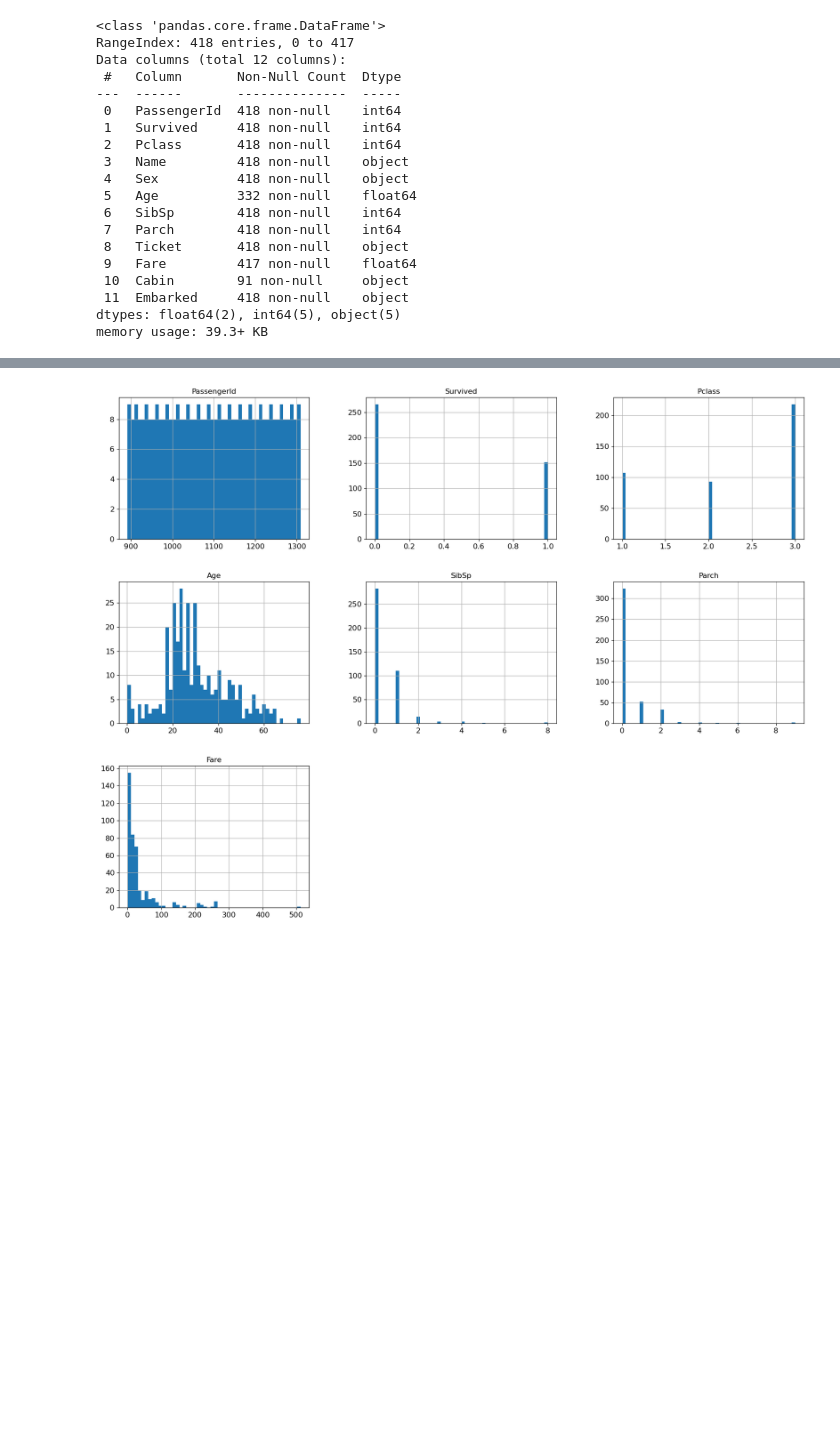
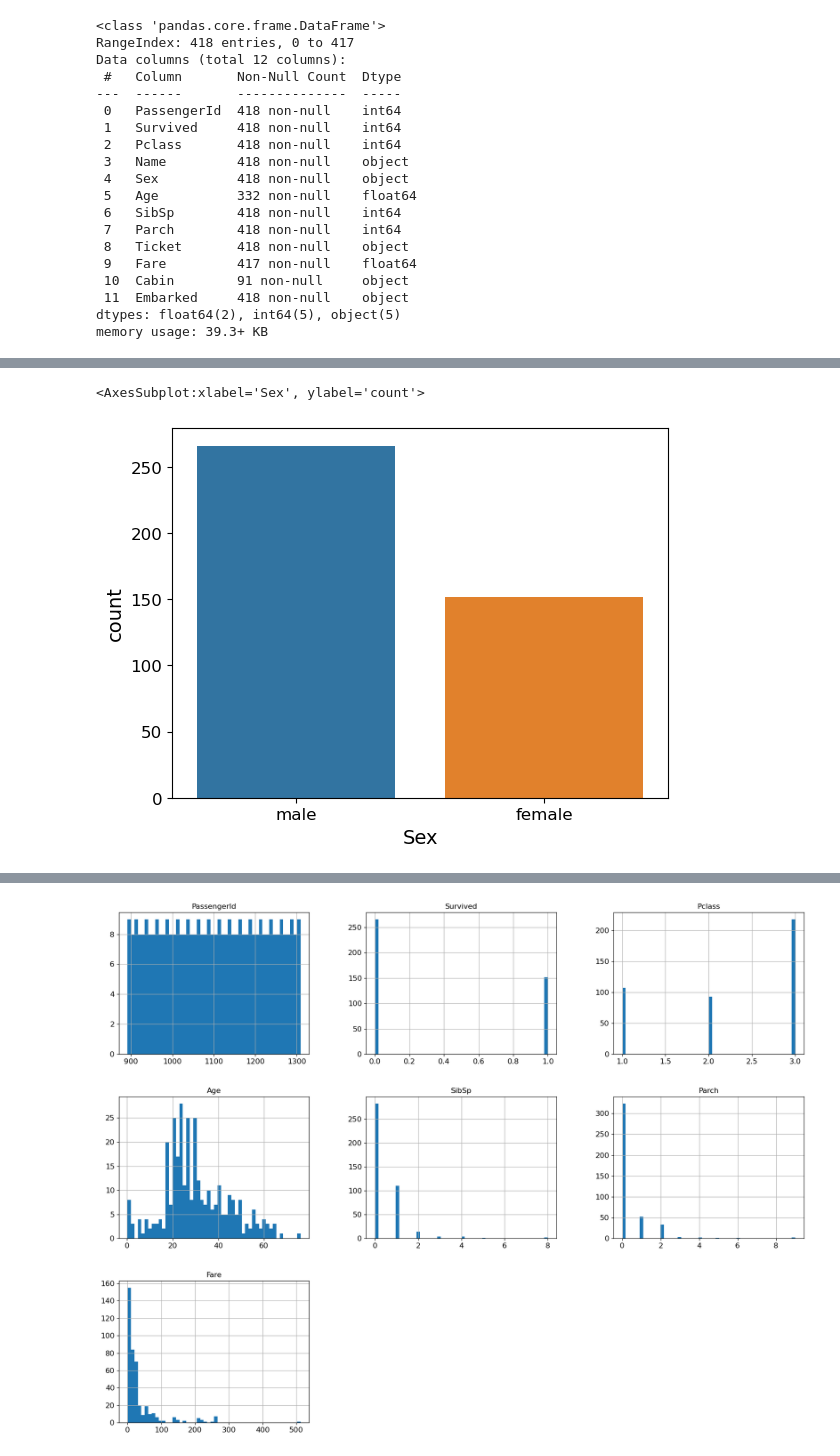
Before and after one commit to DaniPaz12/VisualStudioThings, a Jupyter notebook: IA/Notebooks CLASIFICACION Y CLUSTERING/Clasificación binaria titanic.ipynb, the cells around one changed output, grey strips where cells are left out. Cells and saved outputs as stored; diff of their text form; code cells hidden in the pictures; blank space fills up the shorter version.

```diff
--- a/IA/Notebooks CLASIFICACION Y CLUSTERING/Clasificación binaria titanic.ipynb
+++ b/IA/Notebooks CLASIFICACION Y CLUSTERING/Clasificación binaria titanic.ipynb
@@ -75,0 +97,5 @@ dtype: int64
+# %%
+sns.countplot(data=titanic_all, x="Sex")
+# %% [output]
+<AxesSubplot:xlabel='Sex', ylabel='count'>
+[figure, added]
```
Also changed, not shown: parts of 22 cells of this notebook, 1 other file.
